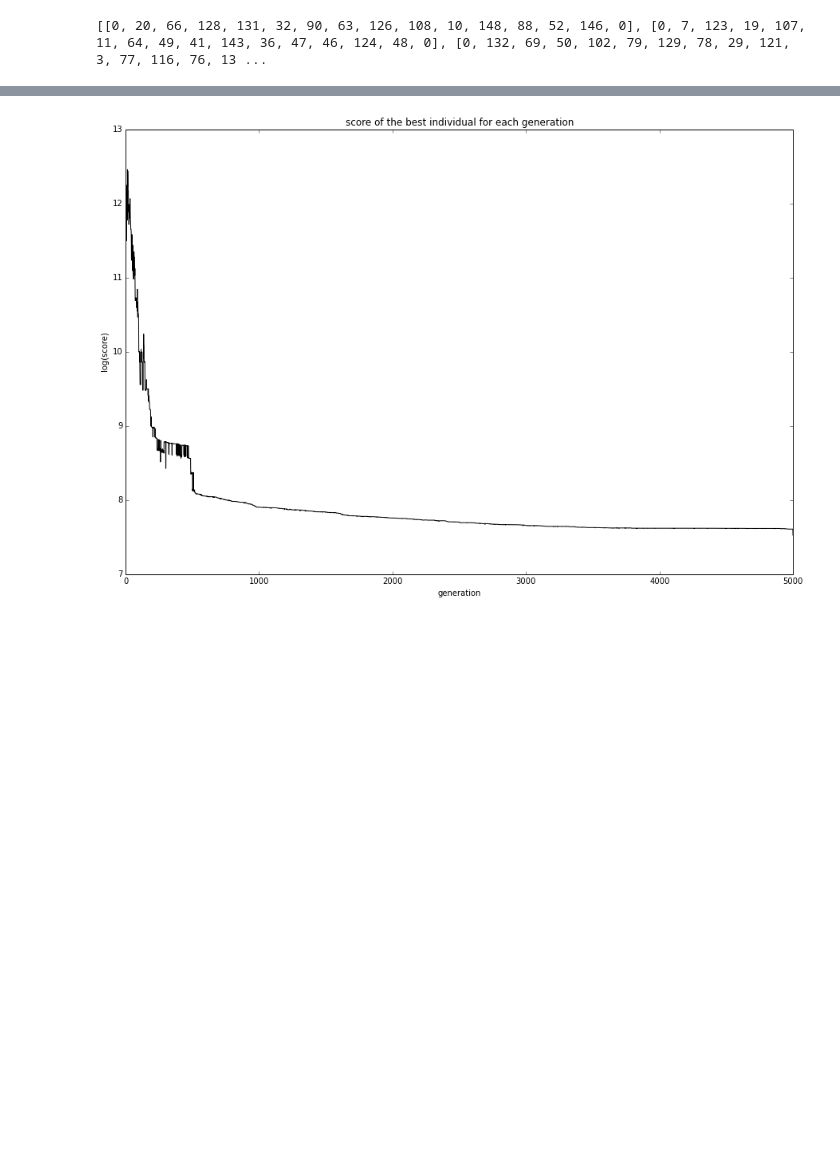
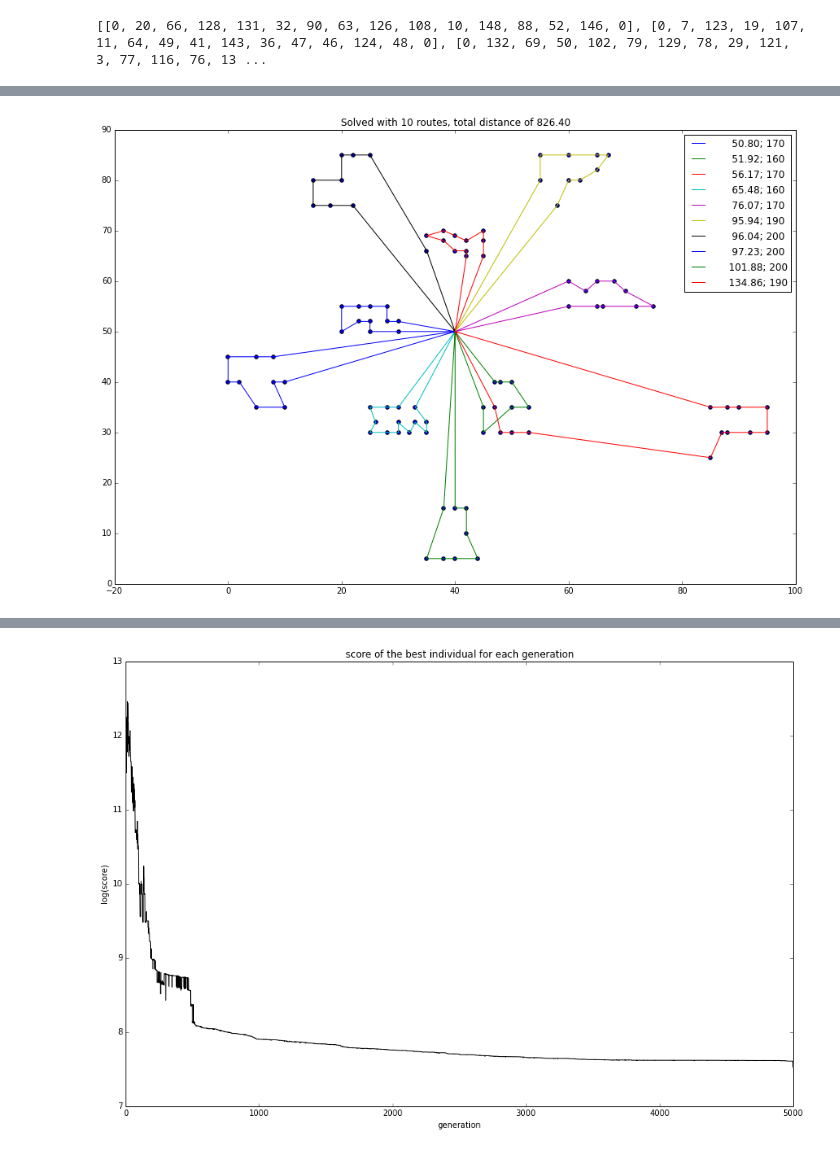
Before and after one commit to fracta/ift6751_metaheuristiques_optimisation-, a Jupyter notebook: devoir2/src/genetic_algorithm.ipynb, the cells around one changed output, grey strips where cells are left out. Cells and saved outputs as stored; diff of their text form; code cells hidden in the pictures; blank space fills up the shorter version.

```diff
--- a/devoir2/src/genetic_algorithm.ipynb
+++ b/devoir2/src/genetic_algorithm.ipynb
@@ -16,5 +14,5 @@ import clark_wright
 # %%
 # get the data
-reload(ga_solver)
-data = cvrp.read_vrp("../lit_instances/vrpnc4.txt")
+data = cvrp.read_vrp("../lit_instances/vrpnc12.txt")
 prob = cvrp.CVRPProblem(data)
+prob
@@ -92,0 +89,3 @@ len(final_population)
+# %%
+scores = map(lambda x:x.score, best_individuals)
+scores
@@ -92,0 +110,4 @@ len(final_population)
+# %%
+benchmark.print_solution(prob.positions, prob.distance_matrix, prob.weights, best_individuals[np.argmin(scores)].routes)
+# %% [output]
+[figure, added]
```
Also changed, not shown: parts of 13 cells of this notebook, 2 other files.
